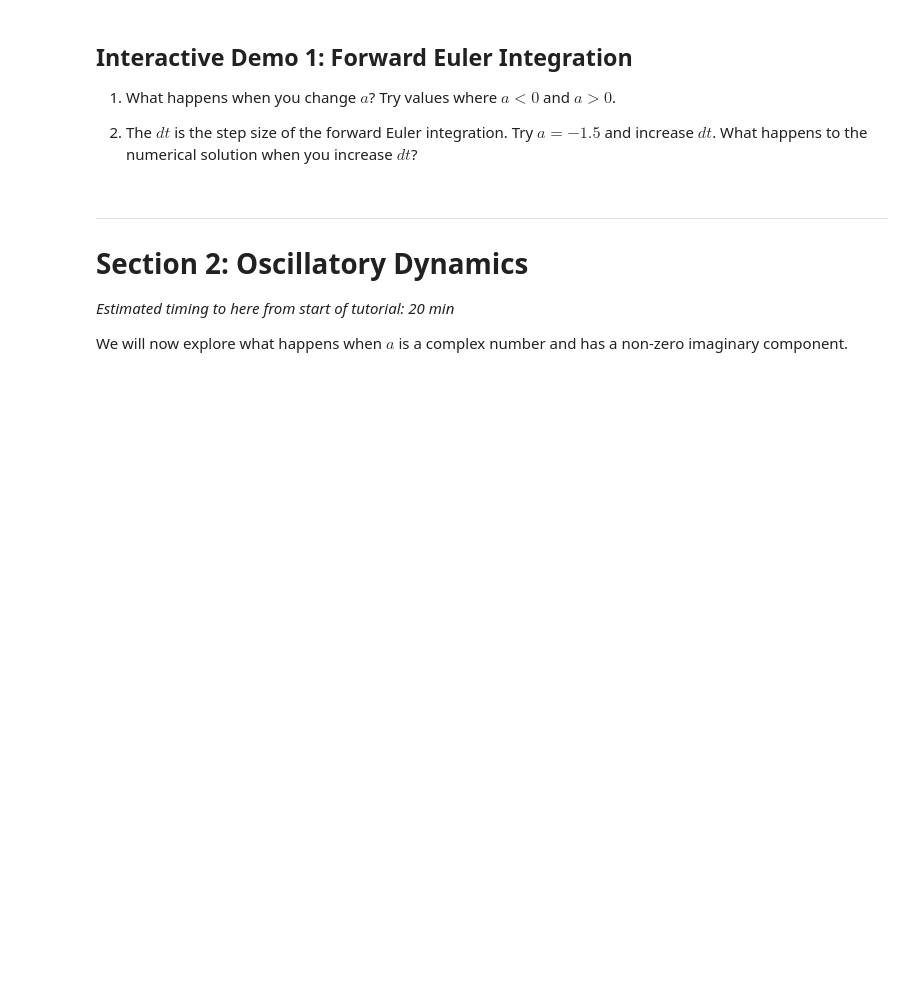
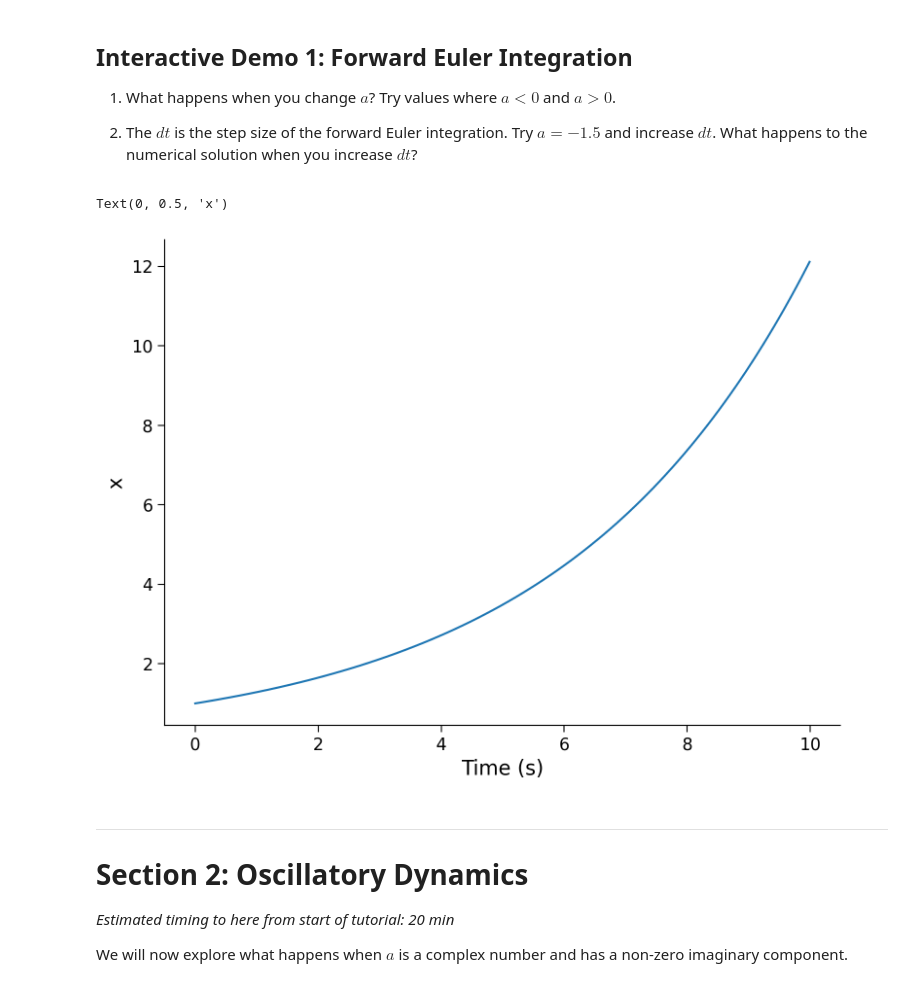
Before and after one commit to trendinafrica/TReND-CaMinA, a Jupyter notebook: notebooks/15-Thursday/LinearDS.ipynb, the cells around one changed output. Drawn from its saved outputs; the diff is of its cells as text; code cells hidden in the pictures; blank space fills up the shorter version.

```diff
--- a/notebooks/15-Thursday/LinearDS.ipynb
+++ b/notebooks/15-Thursday/LinearDS.ipynb
@@ -282,18 +285,21 @@ plt.ylabel('x')
 # %%
 ## Interactive Demo 1: Forward Euler Integration
 
 T = 10      # total Time duration
 x0 = 1.     # initial condition of x at time 0
 
 ######################################################
 ## TRY DIFF PARAMETER VALUES FOR a
-a = -.25 #-.25 #0, #.25    # parameter of xdot (xdot=a*x)
-dt = .1     # timestep of the simulation
+a = 0.25 #-.25 #0, #.25    # parameter of xdot (xdot=a*x)
+dt = .01     # timestep of the simulation
 
 x, t = integrate_exponential(a, x0, dt, T)
 plt.plot(t, x.real) # integrate_exponential returns complex
 plt.xlabel('Time (s)')
 plt.ylabel('x')
+# %% [output]
+Text(0, 0.5, 'x')
+[figure, added]
 # %% [markdown]
 ---
 # Section 2: Oscillatory Dynamics
```
Also changed, not shown: parts of 16 cells of this notebook.
